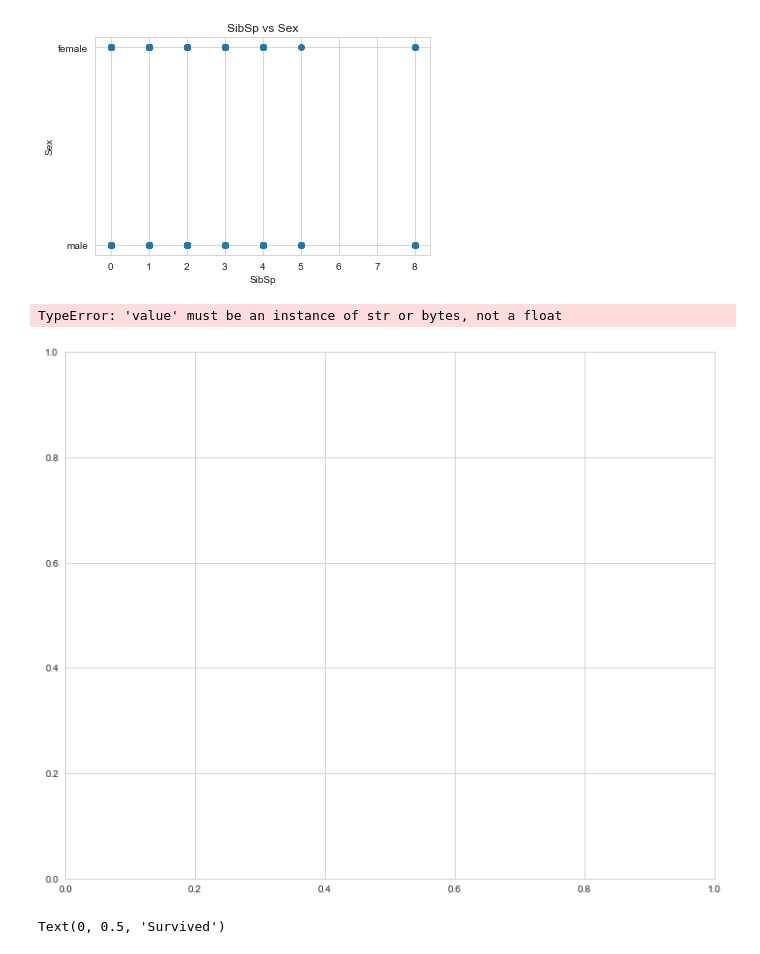
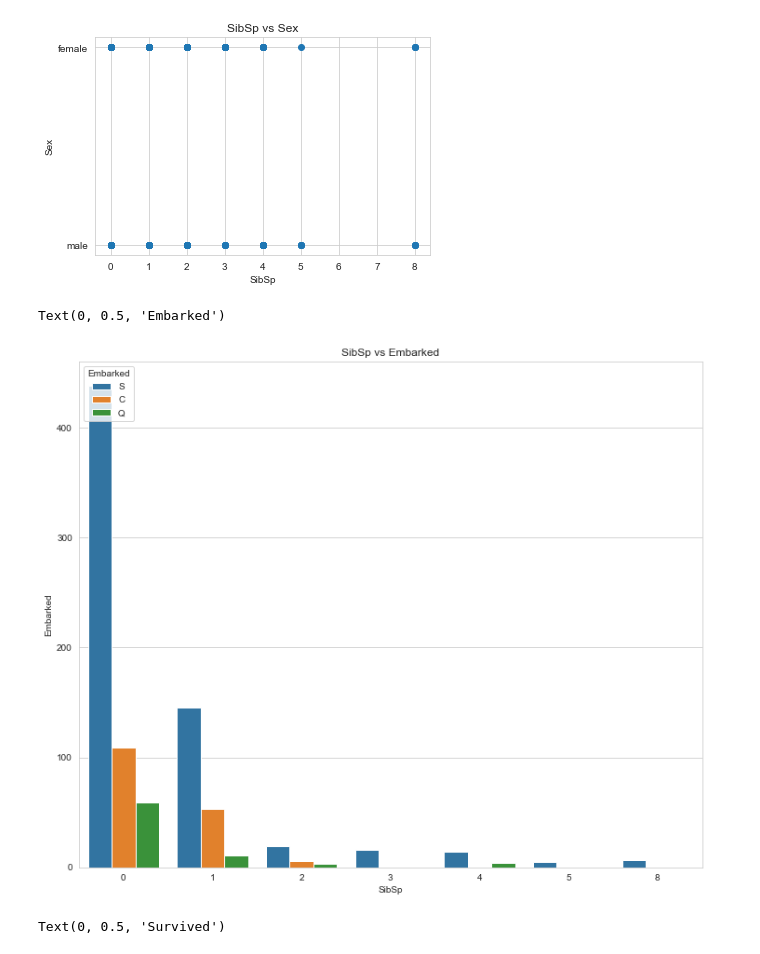
Before and after one commit to parjanyahk/titanicDataEda, a Jupyter notebook: titanicedaphk.ipynb, the cells around one changed output. Saved outputs shown, nothing was run; the diff lists cells and outputs as text; code cells hidden in the pictures.

```diff
--- a/titanicedaphk.ipynb
+++ b/titanicedaphk.ipynb
@@ -306,13 +306,13 @@ Text(0, 0.5, 'Sex')
 [figure]
 # %%
 plt.figure(figsize= (12, 10))
-plt.scatter(teda_cleaned['SibSp'], teda_cleaned['Embarked'])
+sns.countplot(x= 'SibSp', hue='Embarked', data=teda_cleaned)
 plt.title('SibSp vs Embarked')
 plt.xlabel('SibSp')
 plt.ylabel('Embarked')
 # %% [output]
-TypeError: 'value' must be an instance of str or bytes, not a float
+Text(0, 0.5, 'Embarked')
-[figure, old version]
+[figure, new version]
 # %%
 
 plt.scatter(teda_cleaned['Parch'], teda_cleaned['Survived'])
```
Also changed, not shown: parts of 17 cells of this notebook.
